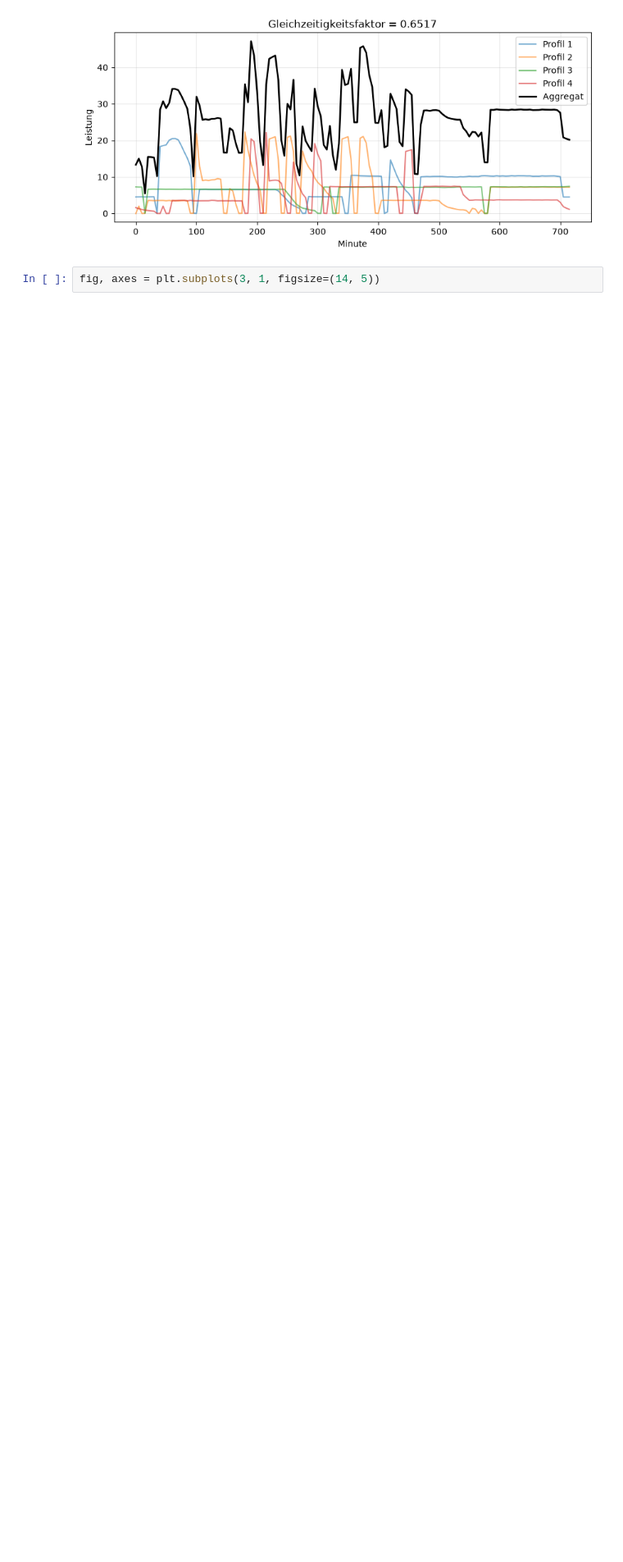
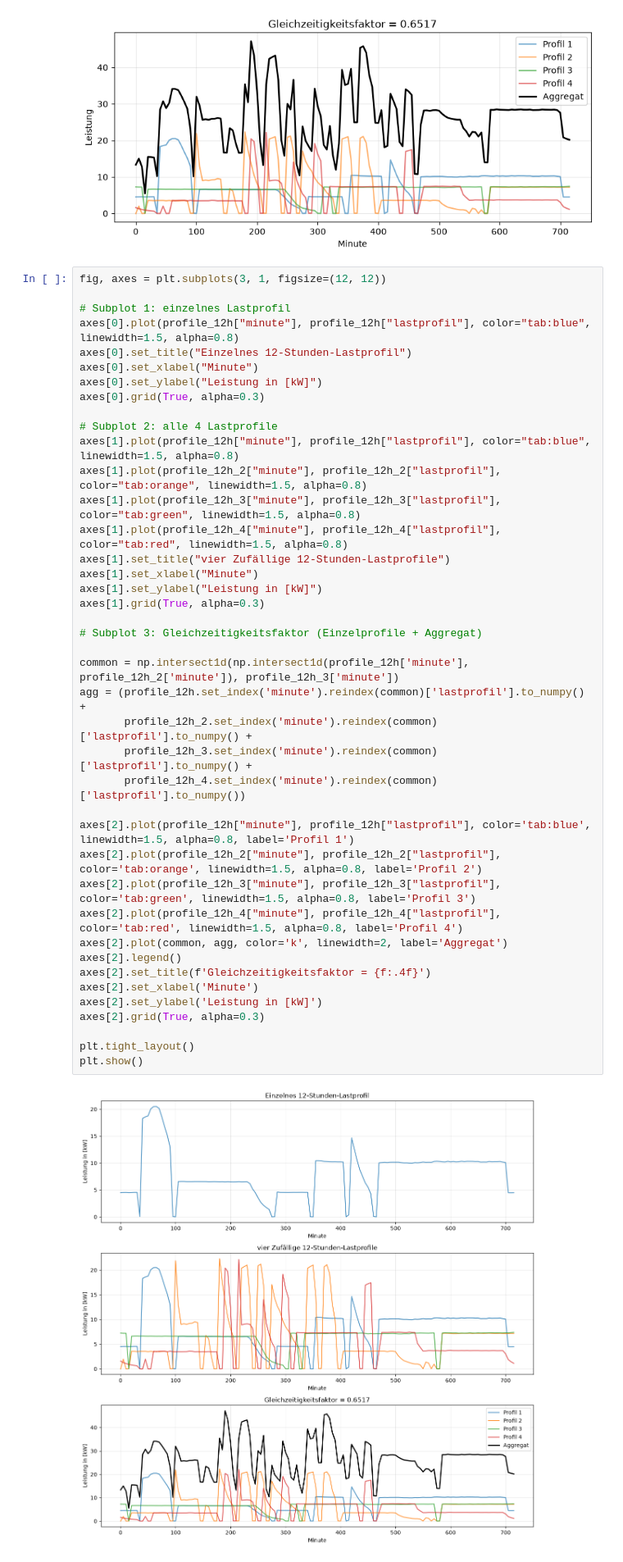
Before and after one commit to PhilKrien/SNEE_2026, a Jupyter notebook: lastprofile verketten.ipynb, the cells around one changed output. Shown at 82% size. Drawn from its saved outputs; the diff is of its cells as text; blank space fills up the shorter version.

Commit message:
plot

```diff
--- a/lastprofile verketten.ipynb
+++ b/lastprofile verketten.ipynb
@@ -77,4 +77,45 @@ Pmax (aggregiert): 47.159
 Summe der Einzelmaxima: 72.359
 [figure]
 # %%
-fig, axes = plt.subplots(3, 1, figsize=(14, 5))
+fig, axes = plt.subplots(3, 1, figsize=(12, 12))
+
+# Subplot 1: einzelnes Lastprofil
+axes[0].plot(profile_12h["minute"], profile_12h["lastprofil"], color="tab:blue", linewidth=1.5, alpha=0.8)
+axes[0].set_title("Einzelnes 12-Stunden-Lastprofil")
+axes[0].set_xlabel("Minute")
+axes[0].set_ylabel("Leistung in [kW]")
+axes[0].grid(True, alpha=0.3)
+
+# Subplot 2: alle 4 Lastprofile
+axes[1].plot(profile_12h["minute"], profile_12h["lastprofil"], color="tab:blue", linewidth=1.5, alpha=0.8)
+axes[1].plot(profile_12h_2["minute"], profile_12h_2["lastprofil"], color="tab:orange", linewidth=1.5, alpha=0.8)
+axes[1].plot(profile_12h_3["minute"], profile_12h_3["lastprofil"], color="tab:green", linewidth=1.5, alpha=0.8)
+axes[1].plot(profile_12h_4["minute"], profile_12h_4["lastprofil"], color="tab:red", linewidth=1.5, alpha=0.8)
+axes[1].set_title("vier Zufällige 12-Stunden-Lastprofile")
+axes[1].set_xlabel("Minute")
+axes[1].set_ylabel("Leistung in [kW]")
+axes[1].grid(True, alpha=0.3)
+
+# Subplot 3: Gleichzeitigkeitsfaktor (Einzelprofile + Aggregat)
+
+common = np.intersect1d(np.intersect1d(profile_12h['minute'], profile_12h_2['minute']), profile_12h_3['minute'])
+agg = (profile_12h.set_index('minute').reindex(common)['lastprofil'].to_numpy() +
+       profile_12h_2.set_index('minute').reindex(common)['lastprofil'].to_numpy() +
+       profile_12h_3.set_index('minute').reindex(common)['lastprofil'].to_numpy() +
+       profile_12h_4.set_index('minute').reindex(common)['lastprofil'].to_numpy())
+
+axes[2].plot(profile_12h["minute"], profile_12h["lastprofil"], color='tab:blue', linewidth=1.5, alpha=0.8, label='Profil 1')
+axes[2].plot(profile_12h_2["minute"], profile_12h_2["lastprofil"], color='tab:orange', linewidth=1.5, alpha=0.8, label='Profil 2')
+axes[2].plot(profile_12h_3["minute"], profile_12h_3["lastprofil"], color='tab:green', linewidth=1.5, alpha=0.8, label='Profil 3')
+axes[2].plot(profile_12h_4["minute"], profile_12h_4["lastprofil"], color='tab:red', linewidth=1.5, alpha=0.8, label='Profil 4')
+axes[2].plot(common, agg, color='k', linewidth=2, label='Aggregat')
+axes[2].legend()
+axes[2].set_title(f'Gleichzeitigkeitsfaktor = {f:.4f}')
+axes[2].set_xlabel('Minute')
+axes[2].set_ylabel('Leistung in [kW]')
+axes[2].grid(True, alpha=0.3)
+
+plt.tight_layout()
+plt.show()
+# %% [output]
+[figure, added]
```
